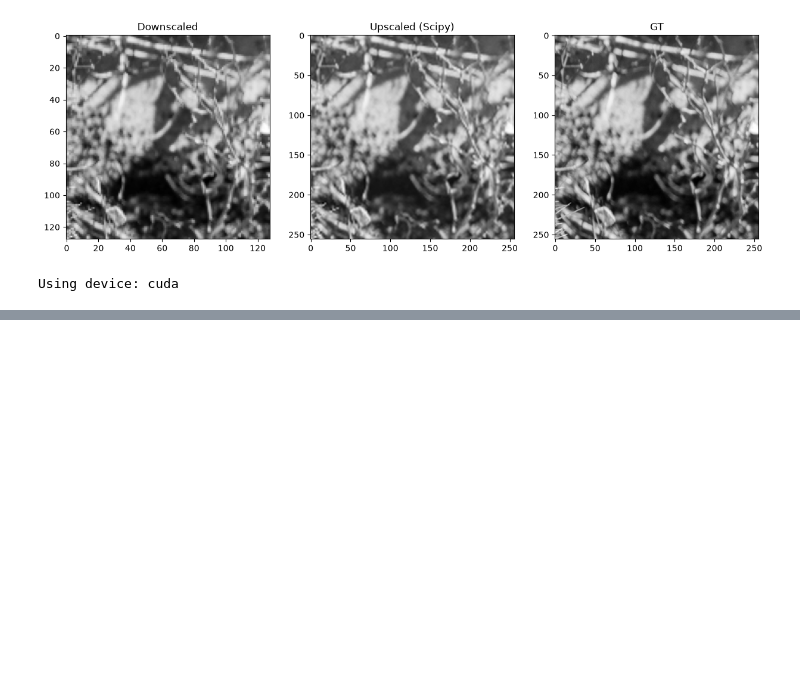
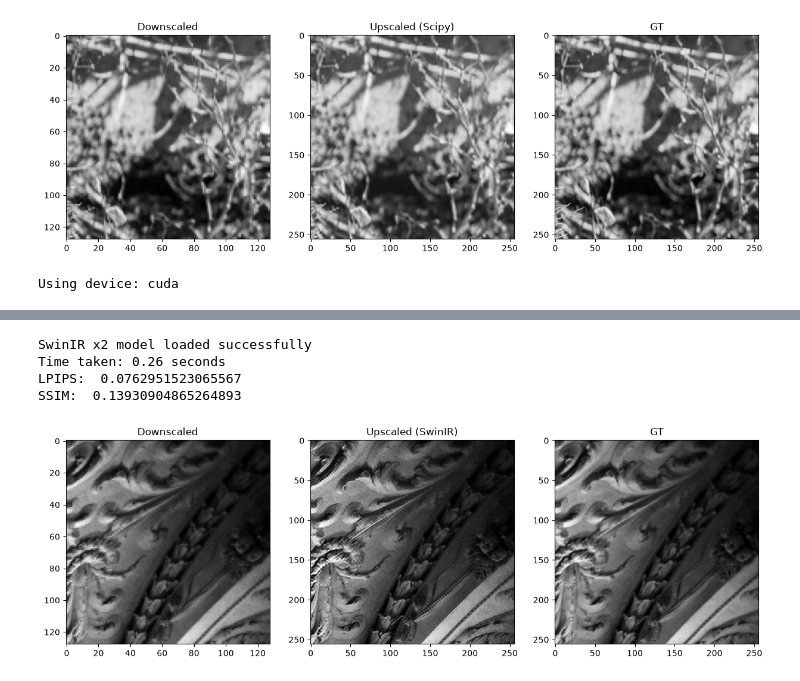
Before and after one commit to eklipse18/kla_hackathon, a Jupyter notebook: scripts/compare_upscalers.ipynb, the cells around one changed output, grey strips where cells are left out. Saved outputs shown, nothing was run; the diff lists cells and outputs as text; code cells hidden in the pictures; blank space fills up the shorter version.

```diff
--- a/scripts/compare_upscalers.ipynb
+++ b/scripts/compare_upscalers.ipynb
@@ -278,6 +287,7 @@ pretrained = torch.load('upscaler_models/weights/001_classicalSR_DF2K_s64w8_Swin
 state_dict = pretrained.get('params_ema', pretrained.get('params', pretrained))
 swinir_model.load_state_dict(state_dict, strict=True)
 swinir_model.eval()
+swinir_model = swinir_model.to(DEVICE)
 
 print("SwinIR x2 model loaded successfully")
 
@@ -290,34 +300,40 @@ with torch.no_grad():
 
     # Pad H, W to multiples of window_size
     _, _, h, w = input_tensor.shape
     pad_h = (window_size - h % window_size) % window_size
     pad_w = (window_size - w % window_size) % window_size
     input_padded = torch.nn.functional.pad(input_tensor, (0, pad_w, 0, pad_h), mode='reflect')
 
-    output_swinir = swinir_model(input_padded)
+    output_swinir = swinir_model(input_padded.to(DEVICE))
 
     # Crop back to correct upscaled size
     output_swinir = output_swinir[:, :, :h * scale, :w * scale]
     output_swinir = output_swinir.squeeze(0).permute(1, 2, 0).cpu().clamp(0, 1).numpy()
     output_swinir = np.mean(output_swinir, axis=-1)  # Convert to grayscale by averaging the color channels
 
 time_end = time.time()
 
 print(f"Time taken: {time_end - time_start:.2f} seconds")
 
 fig, axes = plt.subplots(1, 3, figsize=(15, 5))
 axes[0].imshow(downscaled_image, cmap='gray')
 axes[0].set_title("Downscaled")
 
 axes[1].imshow(output_swinir, cmap='gray')
 axes[1].set_title("Upscaled (SwinIR)")
 
 axes[2].imshow(GT_image, cmap='gray')
 axes[2].set_title("GT")
 
 print("LPIPS: ", lpips(torch.tensor(output_swinir).unsqueeze(0).unsqueeze(0).float(), torch.tensor(GT_image).unsqueeze(0).unsqueeze(0).float()).item())
 print("SSIM: ", 1 - ssim(torch.tensor(output_swinir).unsqueeze(0).unsqueeze(0).float(), torch.tensor(GT_image).unsqueeze(0).unsqueeze(0).float()).item())
 plt.show()
+# %% [output]
+SwinIR x2 model loaded successfully
+Time taken: 0.26 seconds
+LPIPS:  0.0762951523065567
+SSIM:  0.13930904865264893
+[figure, added]
 # %%
 # Compare Real ESRGAN and ESPCN:
 fig, axes = plt.subplots(1, 3, figsize=(15, 5))
```
Also changed, not shown: parts of 7 cells of this notebook, 10 other files.
